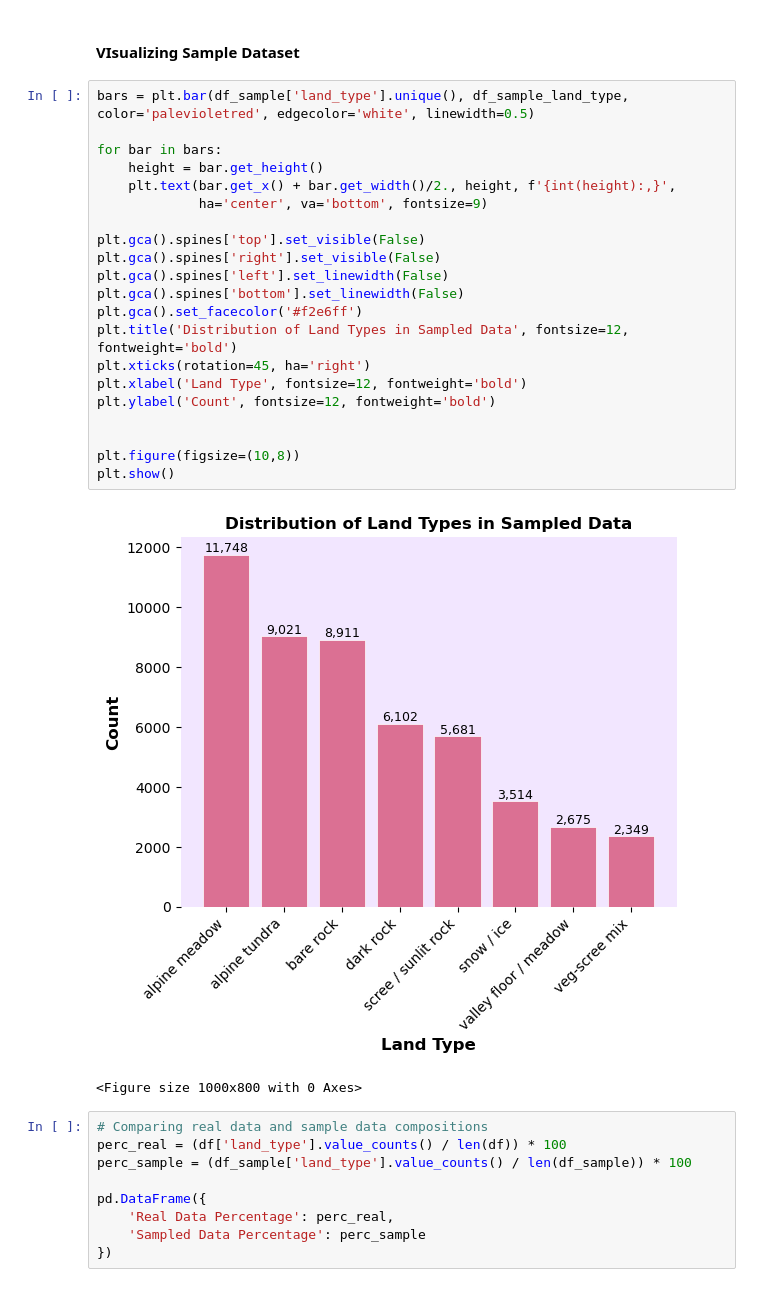
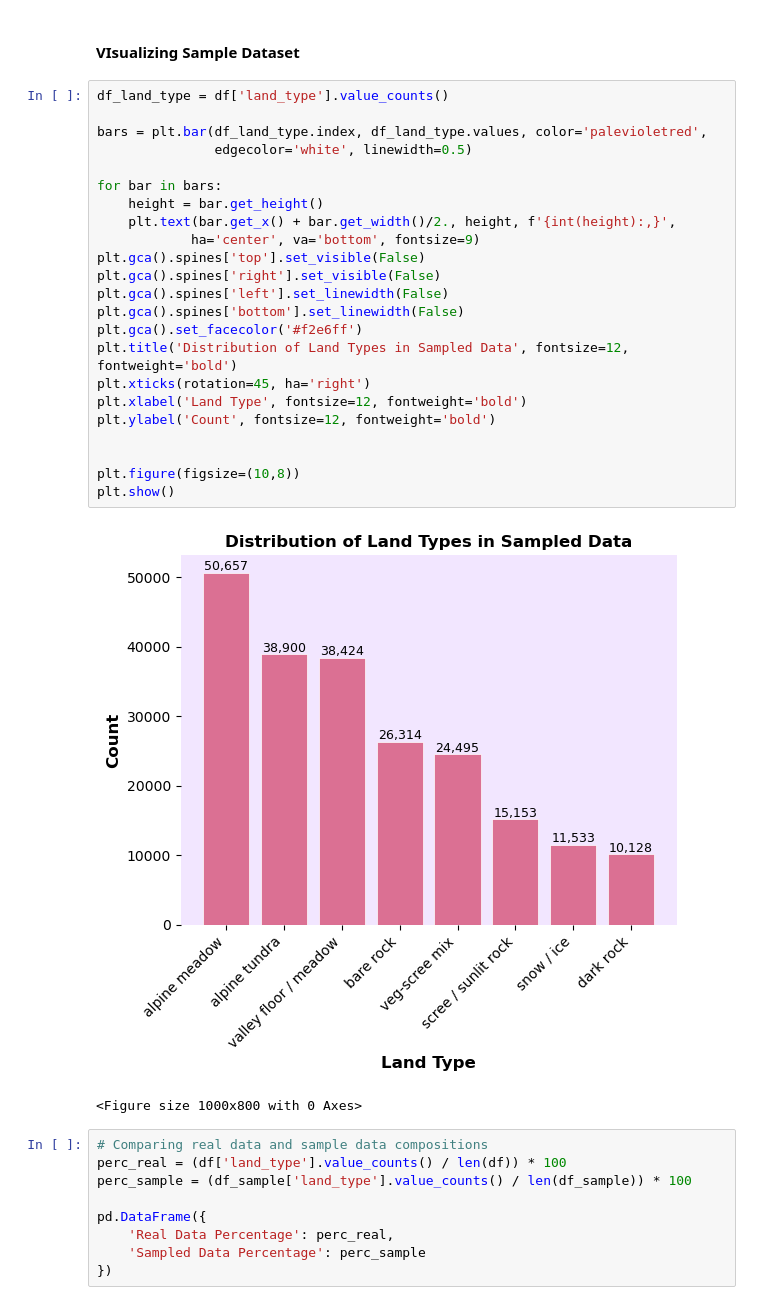
Before and after one commit to Dhruv-baner/st443-group-project, a Jupyter notebook: notebooks/task_1.ipynb, the cells around one changed output. Drawn from its saved outputs; the diff is of its cells as text.

```diff
--- a/notebooks/task_1.ipynb
+++ b/notebooks/task_1.ipynb
@@ -176,28 +175,30 @@ Name: count, dtype: int64
 # %% [markdown]
 #### VIsualizing Sample Dataset
 # %%
-bars = plt.bar(df_sample['land_type'].unique(), df_sample_land_type, color='palevioletred', edgecolor='white', linewidth=0.5)
+df_land_type = df['land_type'].value_counts()
+
+bars = plt.bar(df_land_type.index, df_land_type.values, color='palevioletred',
+               edgecolor='white', linewidth=0.5)
 
 for bar in bars:
     height = bar.get_height()
     plt.text(bar.get_x() + bar.get_width()/2., height, f'{int(height):,}',
-             ha='center', va='bottom', fontsize=9)
-
+            ha='center', va='bottom', fontsize=9)
 plt.gca().spines['top'].set_visible(False)
 plt.gca().spines['right'].set_visible(False)
 plt.gca().spines['left'].set_linewidth(False)
 plt.gca().spines['bottom'].set_linewidth(False)
 plt.gca().set_facecolor('#f2e6ff')
 plt.title('Distribution of Land Types in Sampled Data', fontsize=12, fontweight='bold')
 plt.xticks(rotation=45, ha='right')
 plt.xlabel('Land Type', fontsize=12, fontweight='bold')
 plt.ylabel('Count', fontsize=12, fontweight='bold')
 
 
 plt.figure(figsize=(10,8))
 plt.show()
 # %% [output]
-[figure, old version]
+[figure, new version]
 <Figure size 1000x800 with 0 Axes>
 # %%
 # Comparing real data and sample data compositions
```
Also changed, not shown: parts of 4 cells of this notebook.
